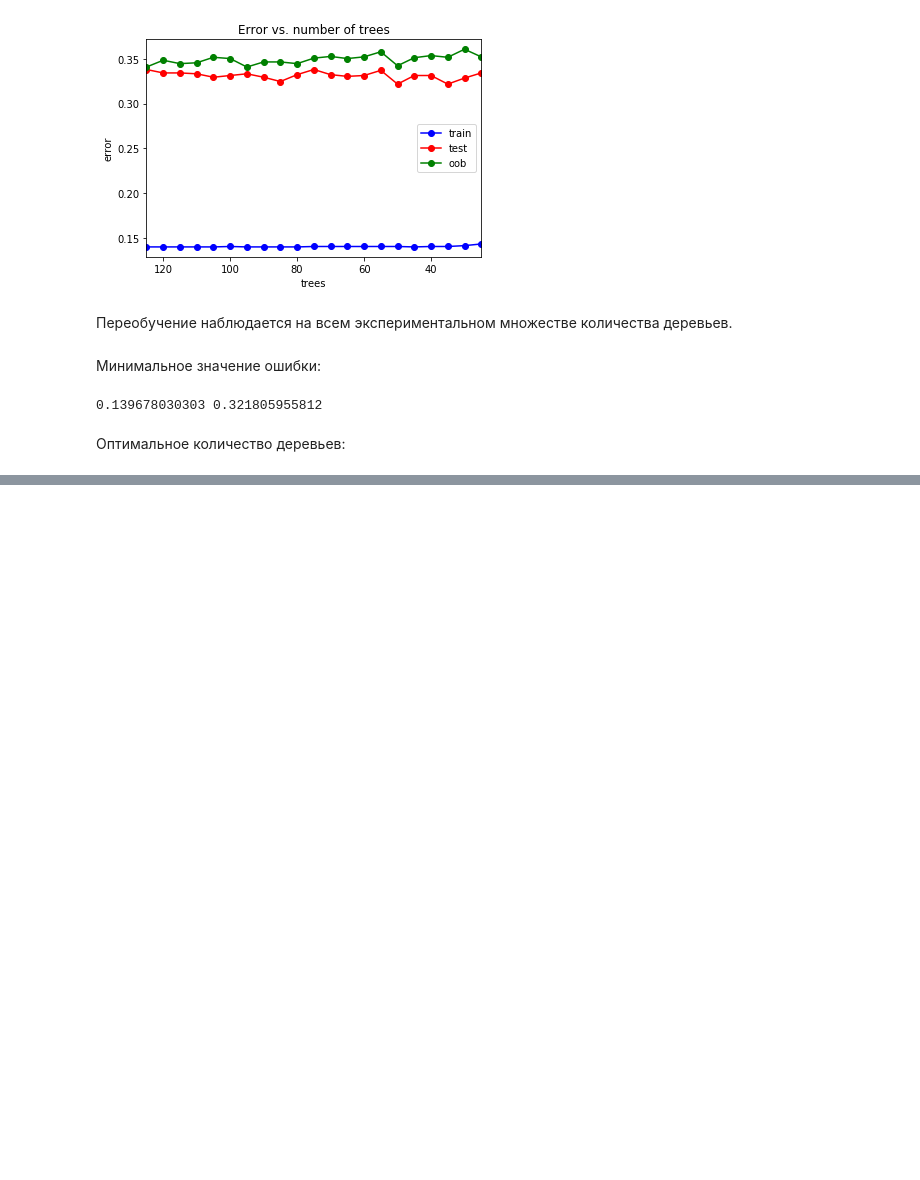
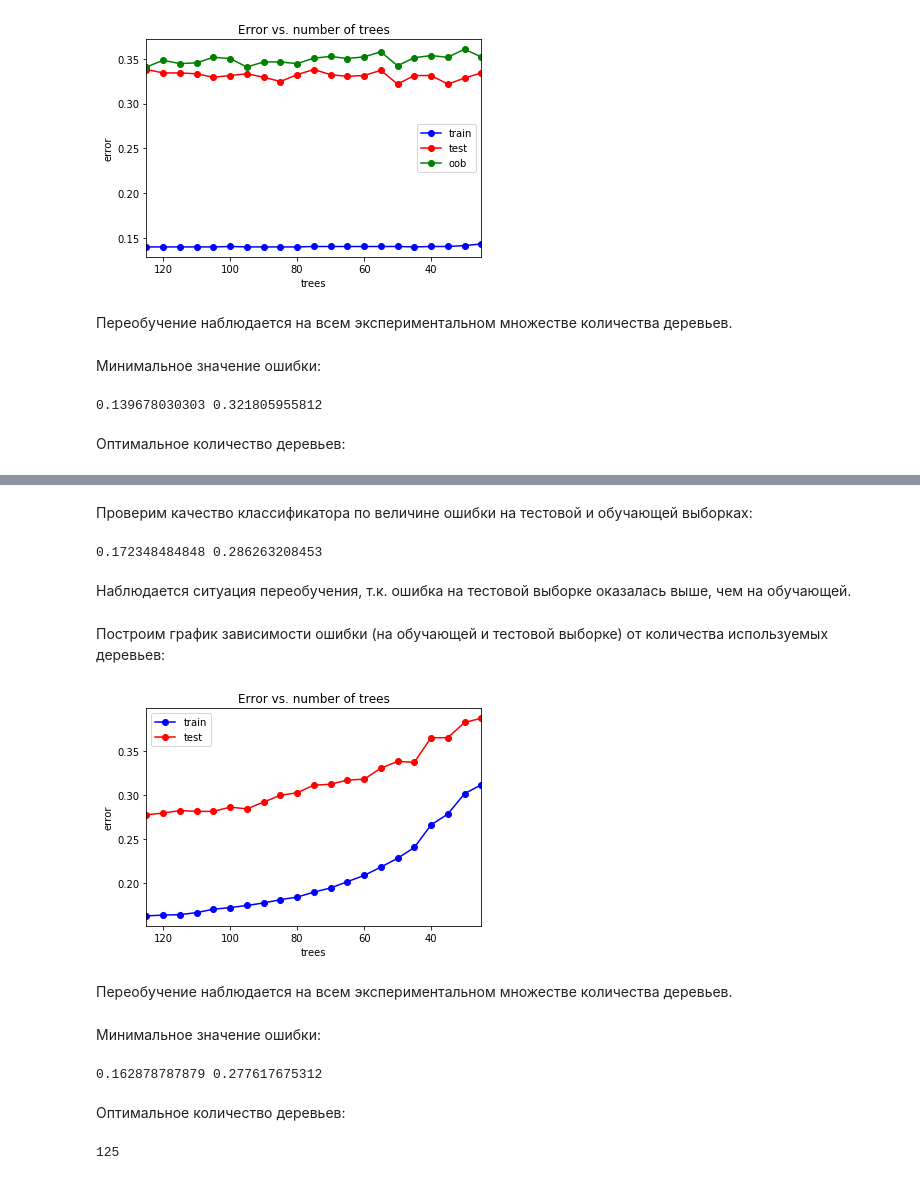
Before and after one commit to Podolov/MachineLearningCourse-Lab1, a Jupyter notebook: OpenData_Lab.ipynb, the cells around one changed output, grey strips where cells are left out. Drawn from its saved outputs; the diff is of its cells as text; code cells hidden in the pictures; blank space fills up the shorter version.

```diff
--- a/OpenData_Lab.ipynb
+++ b/OpenData_Lab.ipynb
@@ -964,0 +1044,2 @@ print(min_train_err, min_test_err)
+# %%
+X_train, X_test, y_train, y_test = train_test_split(X, y, test_size = 0.33, random_state = 5)
@@ -964,0 +1048,3 @@ print(min_train_err, min_test_err)
+# %%
+gbt = ensemble.GradientBoostingClassifier(n_estimators = 100)
+gbt.fit(X_train, y_train)
@@ -964,0 +1060,51 @@ print(min_train_err, min_test_err)
+# %% [markdown]
+Проверим качество классификатора по величине ошибки на тестовой и обучающей выборках:
+# %%
+err_train = np.mean(y_train != gbt.predict(X_train))
+err_test  = np.mean(y_test  != gbt.predict(X_test))
+
+print(err_train, err_test)
+# %% [output]
+0.172348484848 0.286263208453
+# %% [markdown]
+Наблюдается ситуация переобучения, т.к. ошибка на тестовой выборке оказалась выше, чем на обучающей.
+# %% [markdown]
+Построим график зависимости ошибки (на обучающей и тестовой выборке) от количества используемых деревьев:
+# %%
+trees_arr = np.arange(25, 126, 5)
+test_err = []
+train_err = []
+for trees in trees_arr:
+    gbt = ensemble.GradientBoostingClassifier(n_estimators = trees)
+    gbt.fit(X_train, y_train)
+    train_err.append(np.mean(y_train != gbt.predict(X_train)))
+    test_err.append(np.mean(y_test  != gbt.predict(X_test)))
+
+plt.plot(trees_arr, train_err, 'b-o', label = 'train')
+plt.plot(trees_arr, test_err, 'r-o', label = 'test')
+plt.xlim([np.max(trees_arr), np.min(trees_arr)])
+plt.title('Error vs. number of trees')
+plt.xlabel('trees')
+plt.ylabel('error')
+plt.legend()
+pass
+# %% [output]
+[figure, added]
+# %% [markdown]
+Переобучение наблюдается на всем экспериментальном множестве количества деревьев.
+# %% [markdown]
+Минимальное значение ошибки:
+# %%
+min_train_err = np.min(train_err)
+min_test_err = np.min(test_err)
+print(min_train_err, min_test_err)
+# %% [output]
+0.162878787879 0.277617675312
+# %% [markdown]
+Оптимальное количество деревьев:
+# %%
+trees_opt = trees_arr[test_err == min_test_err]
+trees_opt = trees_opt[0]
+print(trees_opt)
+# %% [output]
+125
```
Also changed, not shown: parts of 22 cells of this notebook.
